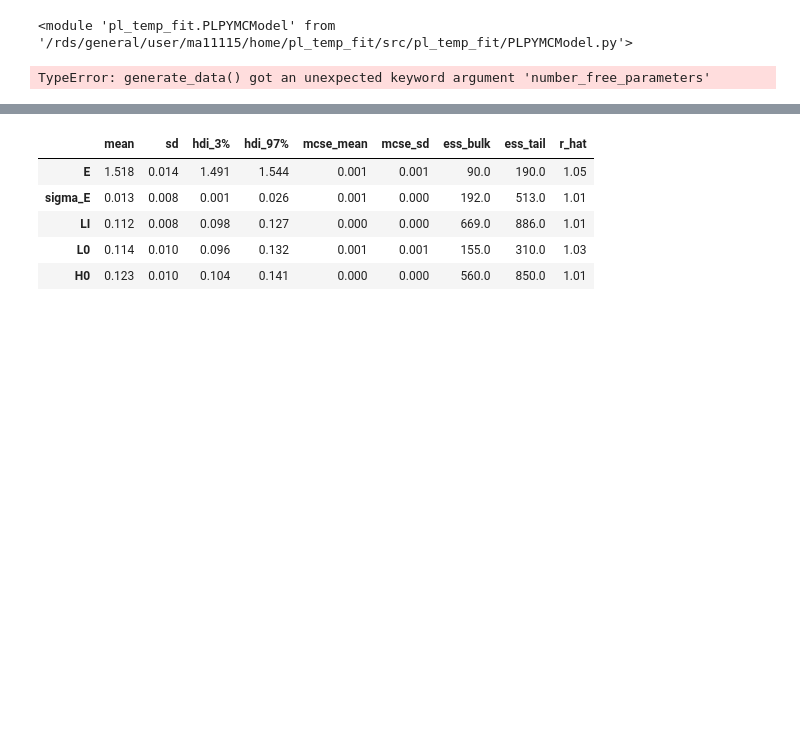
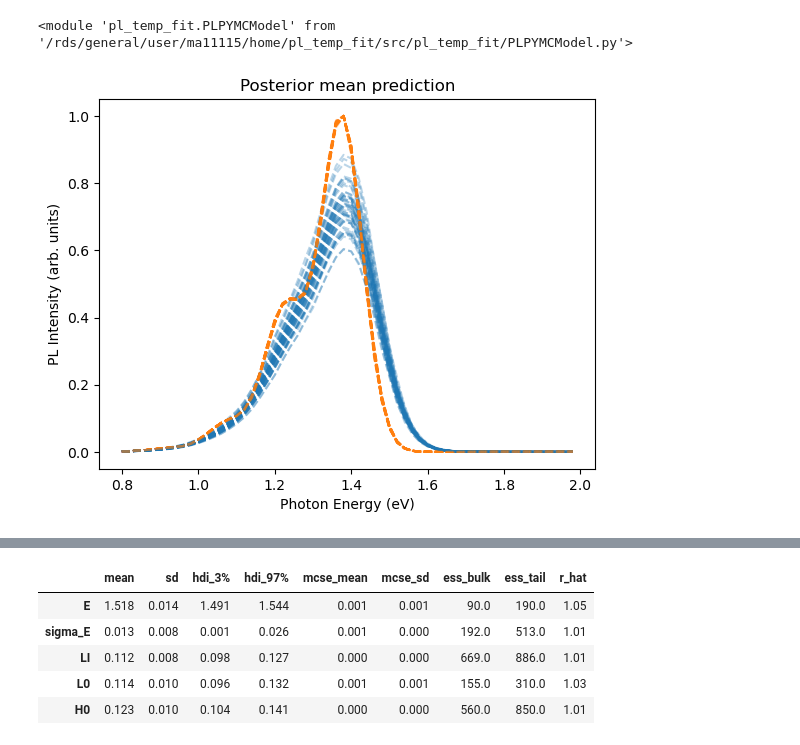
Before and after one commit to mohammedazzouzi15/pl_temp_fit, a Jupyter notebook: notebook/test_pymc.ipynb, the cells around one changed output, grey strips where cells are left out. Drawn from its saved outputs; the diff is of its cells as text; code cells hidden in the pictures; blank space fills up the shorter version.

```diff
--- a/notebook/test_pymc.ipynb
+++ b/notebook/test_pymc.ipynb
@@ -15,52 +15,55 @@ import matplotlib.pyplot as plt
 model_config = {
             "number_free_parameters": 2,
             "sigma": 0.01,
-            "Temp_std_err": 2,
-            "hws_std_err": 0.002,
-            "relative_intensity_std_error": 0.1,
+            "Temp_std_err": 0.1,
+            "hws_std_err": 0.001,
+            "relative_intensity_std_error": 0.05,
         }
-def generate_data(temperature_list, hws,sigma,Temp_std_err,hws_std_err,relative_intensity_std_error):
+def generate_data(temperature_list, hws,sigma,Temp_std_err,hws_std_err,relative_intensity_std_error,number_free_parameters):
     E_true = 1.5
     sigma_true = 0.02
     LI_true = 0.09
     L0_true = 0.1
     H0_true = 0.15
     # error in the temperature of the sample
     temperature_list = temperature_list+np.random.normal(0, Temp_std_err, len(temperature_list))
     # error in the detection wavelength
     hws = hws+np.random.normal(0, hws_std_err, len(hws))
     truemodel_pl = PLPYMCModel.pl_trial(
         [E_true, sigma_true, LI_true, L0_true, H0_true], temperature_list, hws
     )
     # relative intensity error
     relative_intensity_model = np.max(truemodel_pl, axis=0)/max(truemodel_pl.reshape(-1, 1))
     relative_intensity_model_error = relative_intensity_model + np.random.normal(0, relative_intensity_std_error, len(relative_intensity_model))
     relative_intensity_model_error= relative_intensity_model_error/np.max(relative_intensity_model_error)
     truemodel_pl=truemodel_pl * relative_intensity_model_error / relative_intensity_model
     relative_intensity_model = np.max(truemodel_pl, axis=0)/max(truemodel_pl.reshape(-1, 1))
     # uniform error accross the spectrum
     truemodel_pl = truemodel_pl+np.random.normal(0, sigma, size=(len(hws), len(temperature_list)))
 
     true_parameters = [E_true, sigma_true, LI_true, L0_true, H0_true]
     return truemodel_pl, true_parameters
 sigma=0.01
 temperature_list=np.array([300.0, 150.0])
 hws=np.arange(0.8, 2, 0.02)
 X = {'temperature_list':temperature_list,'hws':hws}
-truemodel_pl, true_parameters = generate_data(temperature_list, hws,**model_config)
-data_true_plot = truemodel_pl.reshape(len(hws), -1)
 fig, ax = plt.subplots()
-for i in range(len(temperature_list)):
-    ax.plot(
-        hws,
-        data_true_plot[:, i],
-        label="true" + str(temperature_list[i]) + " K",
-        linestyle="--",
-        color="C" + str(i),
-    )
-ax.set_xlabel("Photon Energy (eV)")
-ax.set_ylabel("PL Intensity (arb. units)")
-ax.set_title("Posterior mean prediction")
-ax.legend()
+for x in range(50):
+    truemodel_pl, true_parameters = generate_data(temperature_list, hws,**model_config)
+    data_true_plot = truemodel_pl.reshape(len(hws), -1)
+
+    for i in range(len(temperature_list)):
+        ax.plot(
+            hws,
+            data_true_plot[:, i]/max(data_true_plot.reshape(-1, 1)),
+            label="true" + str(temperature_list[i]) + " K",
+            linestyle="--",
+            color="C" + str(i),
+            alpha=0.3,
+        )
+    ax.set_xlabel("Photon Energy (eV)")
+    ax.set_ylabel("PL Intensity (arb. units)")
+    ax.set_title("Posterior mean prediction")
+    #ax.legend()
 # %% [output]
-TypeError: generate_data() got an unexpected keyword argument 'number_free_parameters'
+[figure, added]
```
Also changed, not shown: parts of 7 cells of this notebook, 11 other files.
